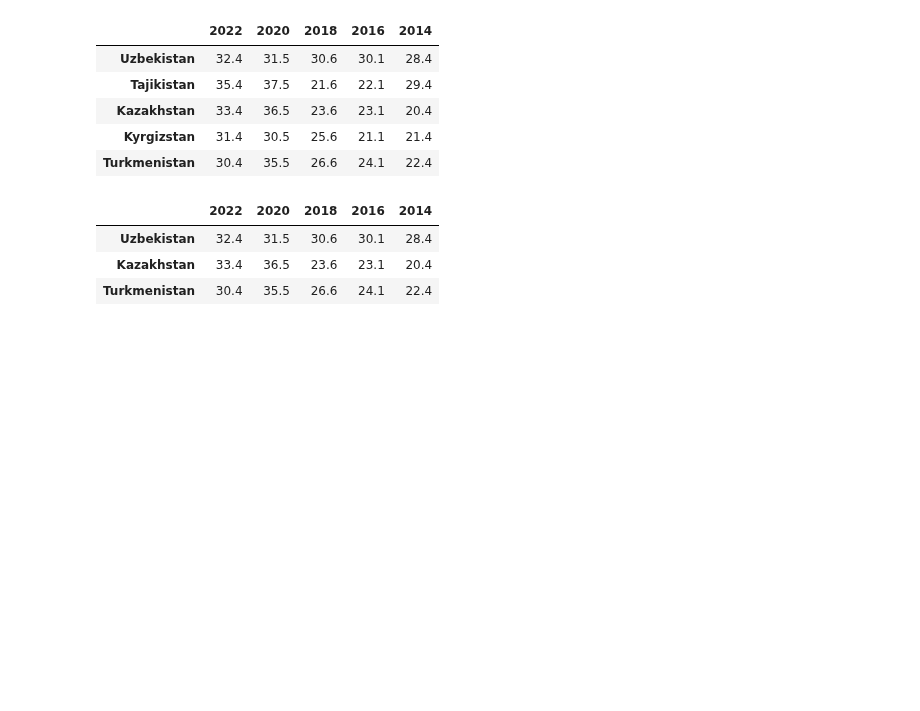
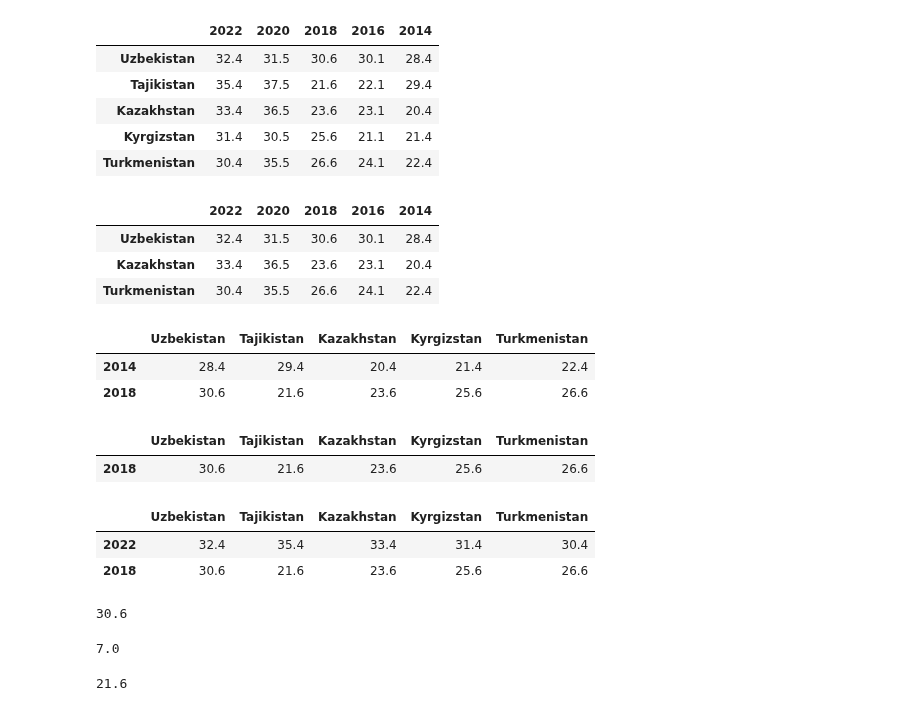
Before and after one commit to baxronovferuz1/DataScience_Np, a Jupyter notebook: Numpy_Pandas_practice.ipynb, the cells around one changed output. Drawn from its saved outputs; the diff is of its cells as text; code cells hidden in the pictures; blank space fills up the shorter version.

Commit message:
loc,iloc,at,iat

```diff
--- a/Numpy_Pandas_practice.ipynb
+++ b/Numpy_Pandas_practice.ipynb
@@ -914,3 +914,32 @@ new_df[new_df[2016]>23]
 | Uzbekistan | 32.4 | 31.5 | 30.6 | 30.1 | 28.4 |
 | Kazakhstan | 33.4 | 36.5 | 23.6 | 23.1 | 20.4 |
 | Turkmenistan | 30.4 | 35.5 | 26.6 | 24.1 | 22.4 |
+# %%
+result_df.loc[[2014,2018]]
+# %% [output]
+|  | Uzbekistan | Tajikistan | Kazakhstan | Kyrgizstan | Turkmenistan |
+| 2014 | 28.4 | 29.4 | 20.4 | 21.4 | 22.4 |
+| 2018 | 30.6 | 21.6 | 23.6 | 25.6 | 26.6 |
+# %%
+result_df.loc[[2018]]
+# %% [output]
+|  | Uzbekistan | Tajikistan | Kazakhstan | Kyrgizstan | Turkmenistan |
+| 2018 | 30.6 | 21.6 | 23.6 | 25.6 | 26.6 |
+# %%
+result_df.iloc[[0,2]]
+# %% [output]
+|  | Uzbekistan | Tajikistan | Kazakhstan | Kyrgizstan | Turkmenistan |
+| 2022 | 32.4 | 35.4 | 33.4 | 31.4 | 30.4 |
+| 2018 | 30.6 | 21.6 | 23.6 | 25.6 | 26.6 |
+# %%
+result_df.at[2018,"Uzbekistan"]
+# %% [output]
+30.6
+# %%
+result_df.at[2014,"Tajikistan"]-result_df.at[2014,"Turkmenistan"]
+# %% [output]
+7.0
+# %%
+result_df.iat[2,1]
+# %% [output]
+21.6
```
